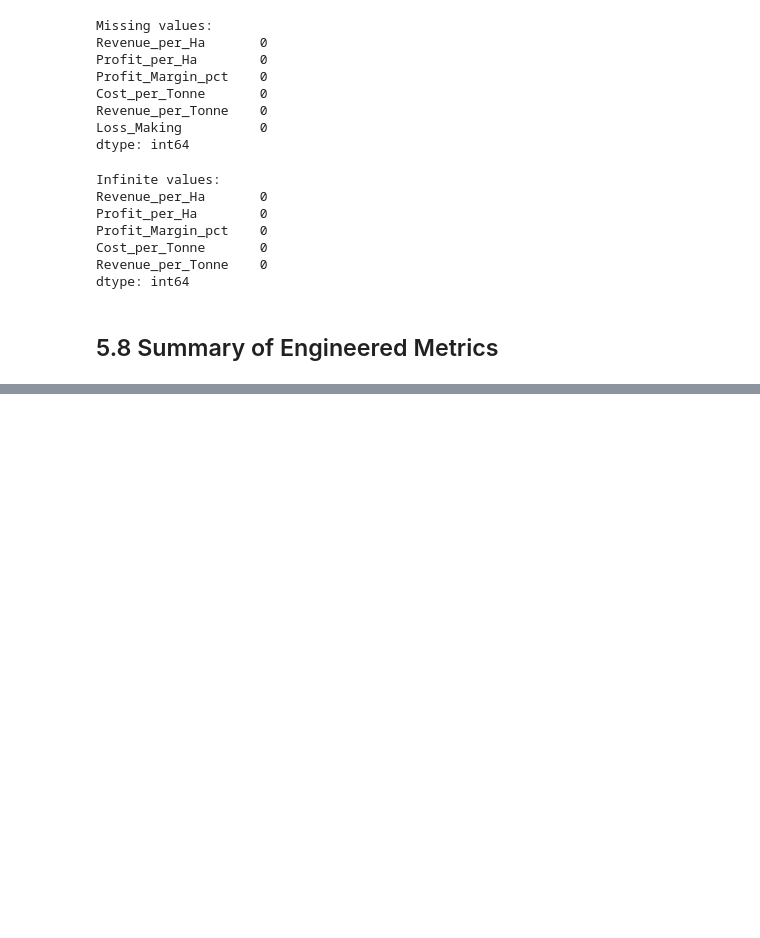
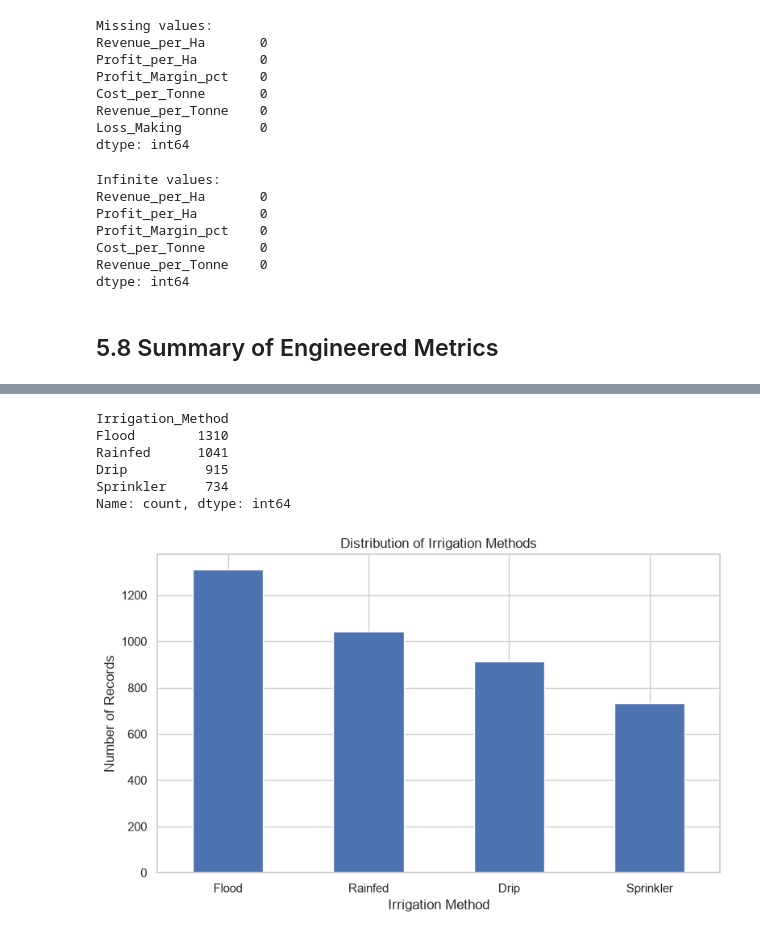
Before and after one commit to TharunPranav2007/Seasonal-Agriculture-Performance-Analysis, a Jupyter notebook: notebooks/seasonal_agriculture_analysis.ipynb, the cells around one changed output, grey strips where cells are left out. Cells and saved outputs as stored; diff of their text form; code cells hidden in the pictures; blank space fills up the shorter version.

```diff
--- a/notebooks/seasonal_agriculture_analysis.ipynb
+++ b/notebooks/seasonal_agriculture_analysis.ipynb
@@ -770,0 +885,25 @@ df_clean[engineered_columns].describe().T
+# %%
+irrigation_counts = df_clean["Irrigation_Method"].value_counts()
+
+irrigation_counts
+# %% [output]
+Irrigation_Method
+Flood        1310
+Rainfed      1041
+Drip          915
+Sprinkler     734
+Name: count, dtype: int64
+# %%
+plt.figure(figsize=(8, 5))
+
+irrigation_counts.plot(kind="bar")
+
+plt.title("Distribution of Irrigation Methods")
+plt.xlabel("Irrigation Method")
+plt.ylabel("Number of Records")
+plt.xticks(rotation=0)
+
+plt.tight_layout()
+plt.show()
+# %% [output]
+[figure, added]
```
Also changed, not shown: parts of 54 cells of this notebook.
